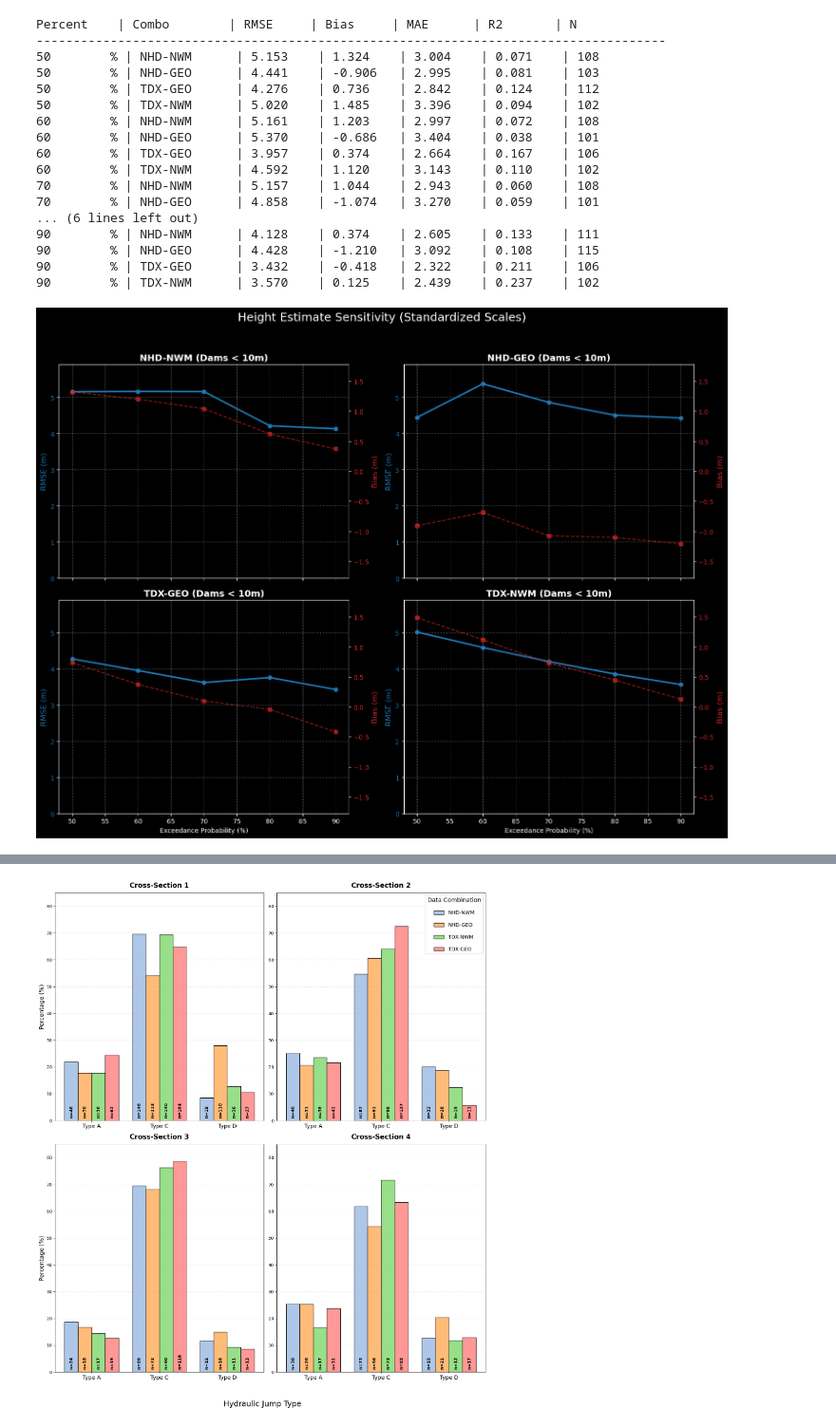
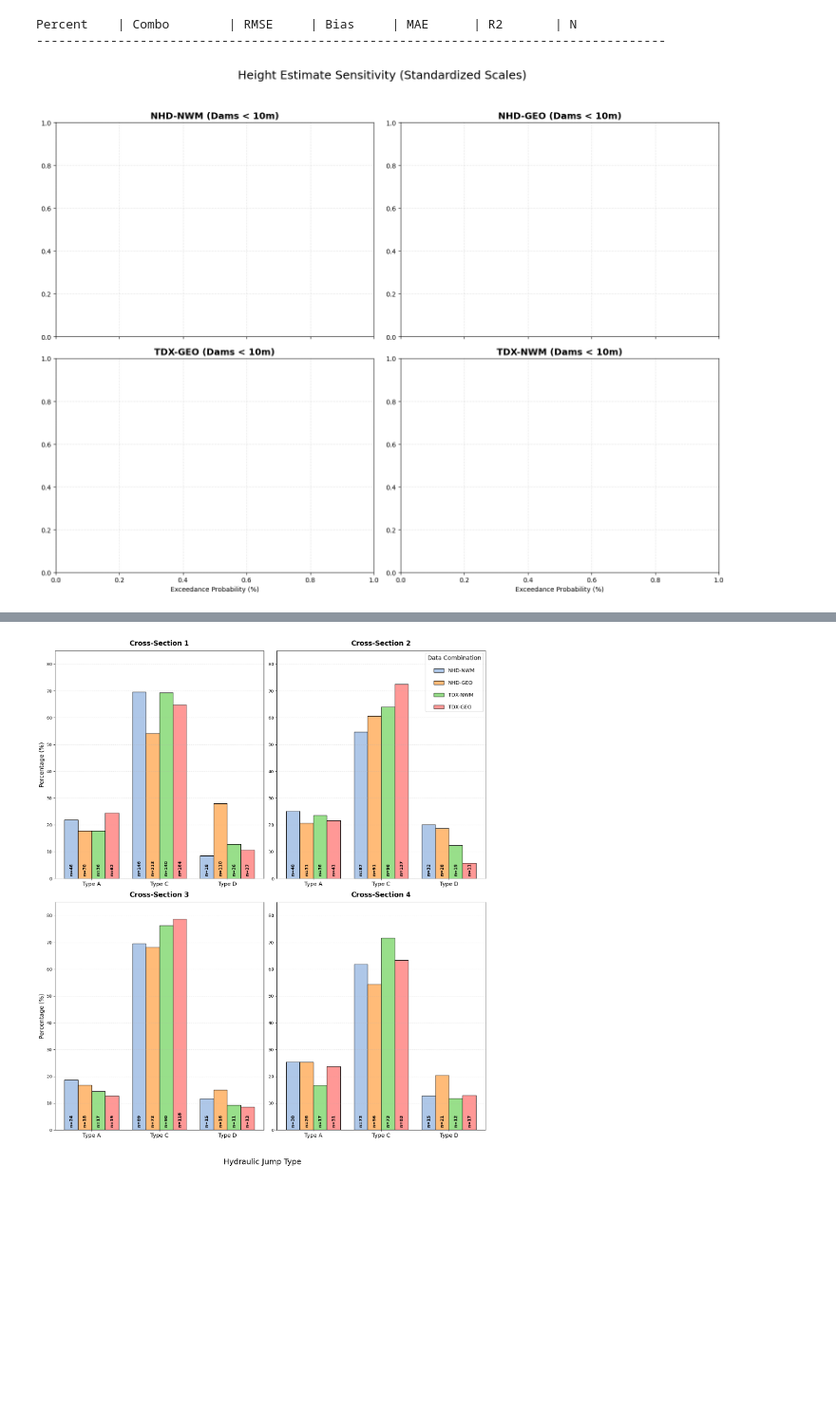
Before and after one commit to ktquint/lhd-processor, a Jupyter notebook: notebooks/summary_stats.ipynb, the cells around one changed output, grey strips where cells are left out. Shown at 95% size. Drawn from its saved outputs; the diff is of its cells as text; code cells hidden in the pictures; blank space fills up the shorter version.

```diff
--- a/notebooks/summary_stats.ipynb
+++ b/notebooks/summary_stats.ipynb
@@ -16,7 +16,7 @@ from sklearn.metrics import mean_squared_error, mean_absolute_error
 
 # --- CONFIGURATION ---
 percents = [50, 60, 70, 80, 90]
-base_path = '/Volumes/KenDrive/lhd_testing/lhd_ep_{}.xlsx'
+base_path = '/Volumes/KenDrive/lhd_testing/lhd_ep50_n025.xlsx'
 all_combinations = ['NHD-NWM', 'NHD-GEO', 'TDX-GEO', 'TDX-NWM']
 
 # Data storage
@@ -78,49 +78,34 @@ for i, combo in enumerate(all_combinations):
     ax1 = axes[i]
     y_rmse = results[combo]['rmse']
     y_bias = results[combo]['bias']
 
     if not np.all(np.isnan(y_rmse)):
         ax2 = ax1.twinx()
         ax1.plot(percents, y_rmse, 'o-', color='tab:blue', label='RMSE', linewidth=2.5)
         ax2.plot(percents, y_bias, 's--', color='tab:red', label='Bias', alpha=0.7)
         ax2.axhline(0, color='black', linewidth=1.5, linestyle=':')
 
         # Apply standard scales
         ax1.set_ylim(rmse_lim)
         ax2.set_ylim(bias_lim)
 
         ax1.set_ylabel('RMSE (m)', color='tab:blue', fontsize=12)
         ax2.set_ylabel('Bias (m)', color='tab:red', fontsize=12)
         ax1.tick_params(axis='y', labelcolor='tab:blue')
         ax2.tick_params(axis='y', labelcolor='tab:red')
 
     ax1.set_title(f"{combo} (Dams < 10m)", fontsize=14, fontweight='bold')
     ax1.grid(True, linestyle=':', alpha=0.6)
     if i >= 2: ax1.set_xlabel('Exceedance Probability (%)')
 
 plt.suptitle('Height Estimate Sensitivity (Standardized Scales)', fontsize=18, y=0.98)
 plt.tight_layout(rect=[0, 0.03, 1, 0.95])
 plt.savefig('ep_sensitivity_2x2.png', dpi=300, bbox_inches='tight')
 plt.show()
 # %% [output]
 Percent    | Combo        | RMSE     | Bias     | MAE      | R2       | N
 -------------------------------------------------------------------------------------
-50        % | NHD-NWM      | 5.153    | 1.324    | 3.004    | 0.071    | 108
-50        % | NHD-GEO      | 4.441    | -0.906   | 2.995    | 0.081    | 103
-50        % | TDX-GEO      | 4.276    | 0.736    | 2.842    | 0.124    | 112
-50        % | TDX-NWM      | 5.020    | 1.485    | 3.396    | 0.094    | 102
-60        % | NHD-NWM      | 5.161    | 1.203    | 2.997    | 0.072    | 108
-60        % | NHD-GEO      | 5.370    | -0.686   | 3.404    | 0.038    | 101
-60        % | TDX-GEO      | 3.957    | 0.374    | 2.664    | 0.167    | 106
-60        % | TDX-NWM      | 4.592    | 1.120    | 3.143    | 0.110    | 102
-70        % | NHD-NWM      | 5.157    | 1.044    | 2.943    | 0.060    | 108
-70        % | NHD-GEO      | 4.858    | -1.074   | 3.270    | 0.059    | 101
-... (6 lines left out)
-90        % | NHD-NWM      | 4.128    | 0.374    | 2.605    | 0.133    | 111
-90        % | NHD-GEO      | 4.428    | -1.210   | 3.092    | 0.108    | 115
-90        % | TDX-GEO      | 3.432    | -0.418   | 2.322    | 0.211    | 106
-90        % | TDX-NWM      | 3.570    | 0.125    | 2.439    | 0.237    | 102
-[figure, old version]
+[figure, new version]
 # %%
 import pandas as pd
 import matplotlib.pyplot as plt
```
Also changed, not shown: parts of 8 cells of this notebook, 1 other file.
